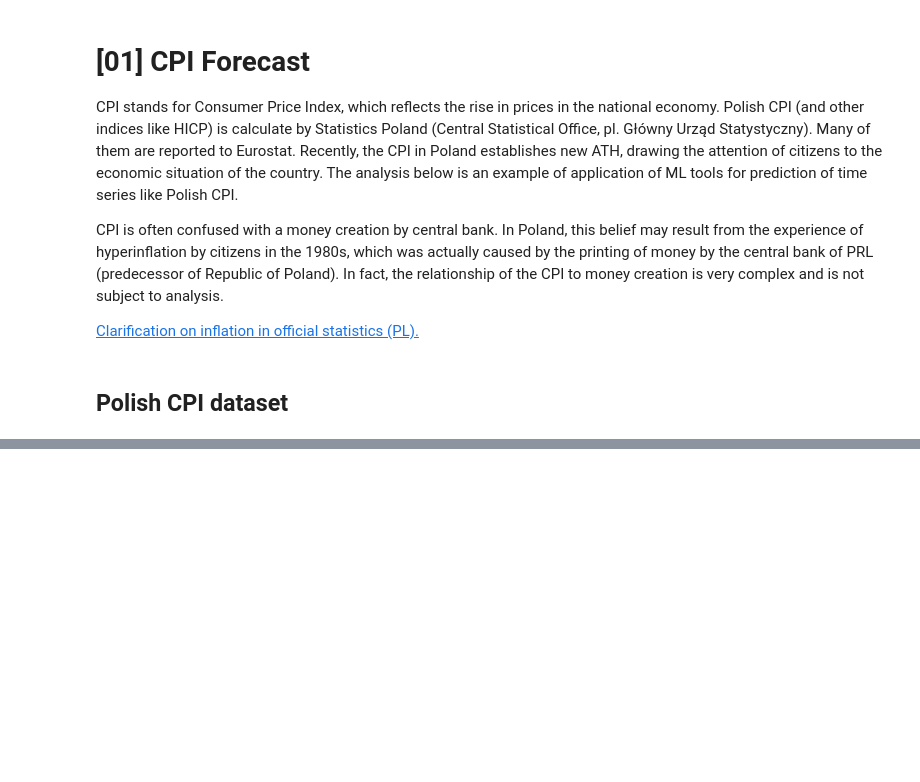
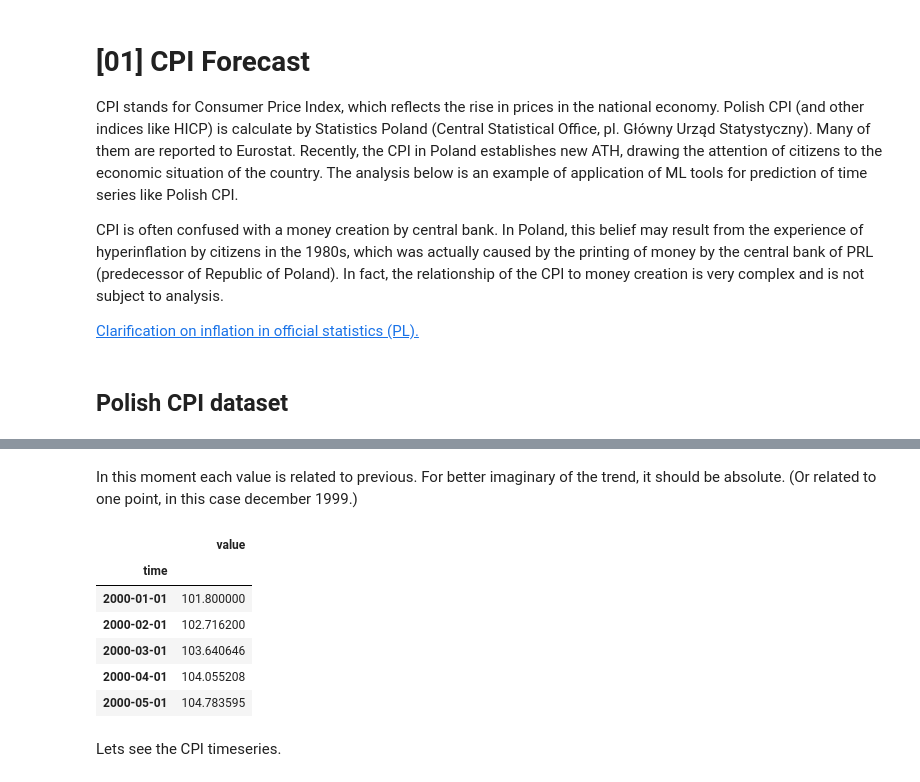
Before and after one commit to writ3it/01_CPI_forecast, a Jupyter notebook: main.ipynb, the cells around one changed output, grey strips where cells are left out. Cells and saved outputs as stored; diff of their text form; code cells hidden in the pictures; blank space fills up the shorter version.

```diff
--- a/main.ipynb
+++ b/main.ipynb
@@ -36,0 +91,21 @@ dataset.head()
+# %% [markdown]
+In this moment each value is related to previous. For better imaginary of the trend, it should be absolute. (Or related to one point, in this case december 1999.)
+# %%
+CPI_absolute = CPI_relative_to_previous_month.copy()
+
+_last_value = 100
+for row in CPI_absolute.iterrows():
+    _last_value = row[1]['value']/100 * _last_value
+    CPI_absolute.loc[row[0],'value'] = _last_value
+
+CPI_absolute.head()
+# %% [output]
+|  | value |
+| time |  |
+| 2000-01-01 | 101.800000 |
+| 2000-02-01 | 102.716200 |
+| 2000-03-01 | 103.640646 |
+| 2000-04-01 | 104.055208 |
+| 2000-05-01 | 104.783595 |
+# %% [markdown]
+Lets see the CPI timeseries.
```
Also changed, not shown: parts of 8 cells of this notebook, 1 other file.
